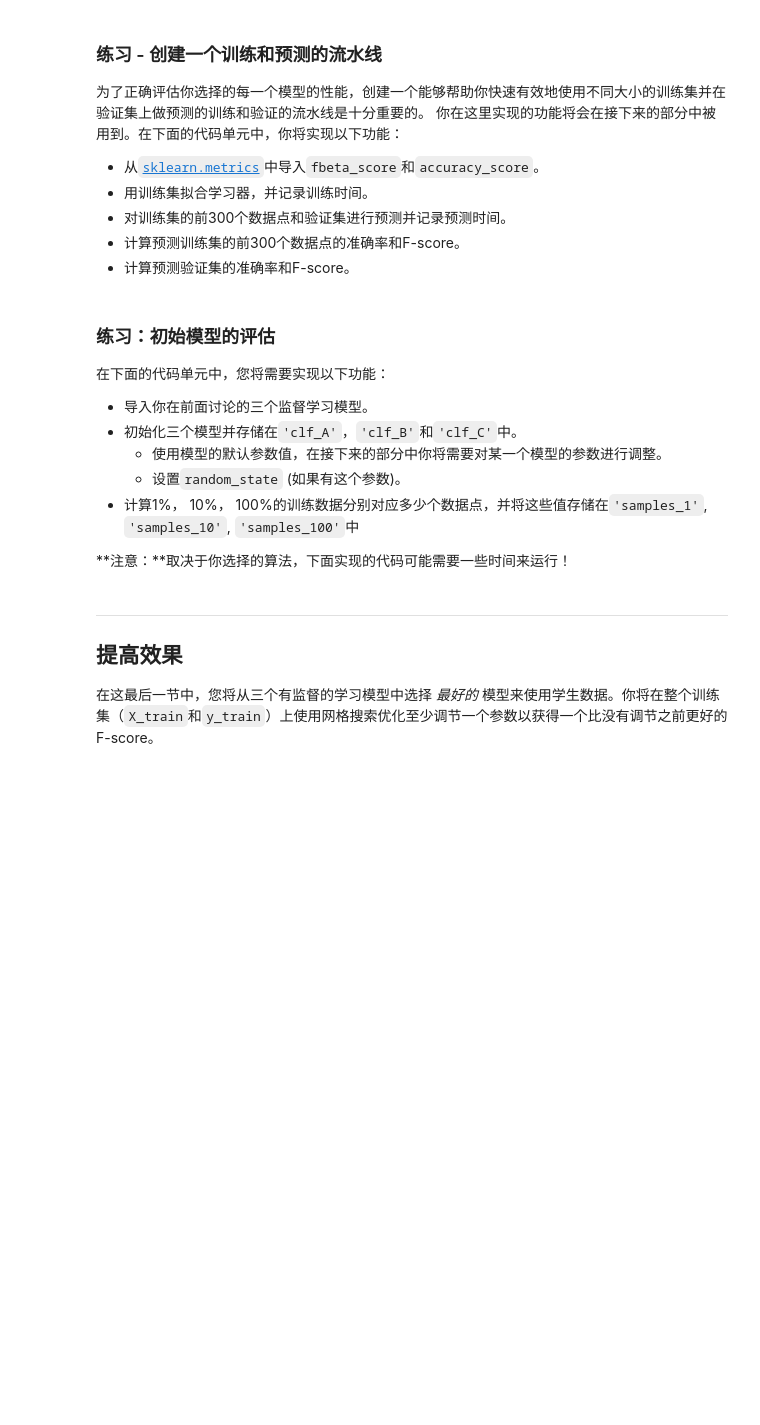
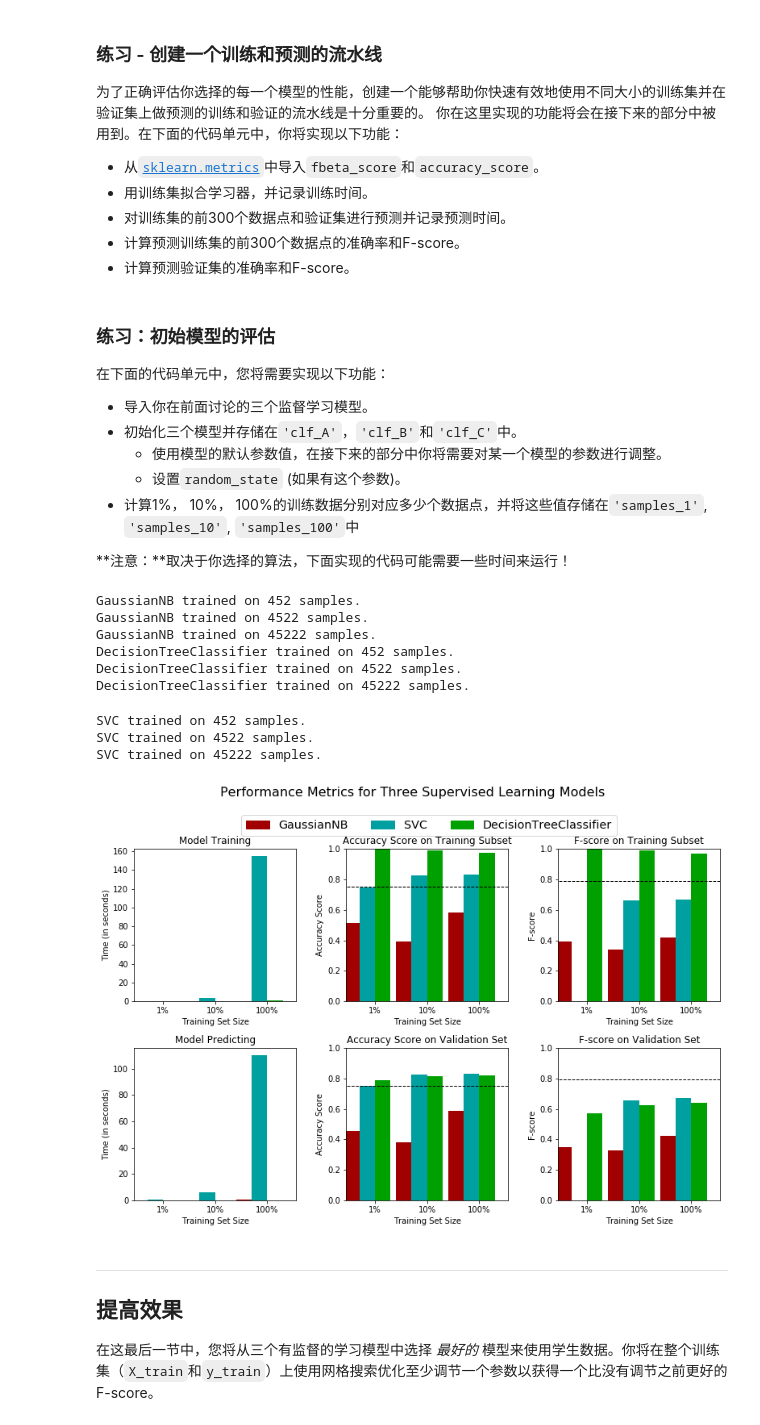
Before and after one commit to luqifeng/finding_donors, a Jupyter notebook: finding_donors.ipynb, the cells around one changed output. Saved outputs shown, nothing was run; the diff lists cells and outputs as text; code cells hidden in the pictures; blank space fills up the shorter version.

```diff
--- a/finding_donors.ipynb
+++ b/finding_donors.ipynb
@@ -338,37 +338,39 @@ def train_predict(learner, sample_size, X_train, y_train, X_val, y_val):
     '''
 
     results = {}
+    X_train = X_train[:sample_size]
+    y_train =  y_train[:sample_size]
 
     # TODO：使用sample_size大小的训练数据来拟合学习器
     # TODO: Fit the learner to the training data using slicing with 'sample_size'
     start = time() # 获得程序开始时间
-    learner = None
+    learner = learner.fit(X_train[:sample_size],y_train)
     end = time() # 获得程序结束时间
 
     # TODO：计算训练时间
-    results['train_time'] = None
+    results['train_time'] = end - start
 
     # TODO: 得到在验证集上的预测值
     #       然后得到对前300个训练数据的预测结果
     start = time() # 获得程序开始时间
-    predictions_val = None
-    predictions_train = None
+    predictions_val = learner.predict(X_val)
+    predictions_train = learner.predict(X_train)
     end = time() # 获得程序结束时间
 
     # TODO：计算预测用时
-    results['pred_time'] = None
+    results['pred_time'] = end - start
 
     # TODO：计算在最前面的300个训练数据的准确率
-    results['acc_train'] = None
+    results['acc_train'] = accuracy_score(predictions_train,y_train)
 
     # TODO：计算在验证上的准确率
-    results['acc_val'] = None
+    results['acc_val'] = accuracy_score(predictions_val,y_val)
 
     # TODO：计算在最前面300个训练数据上的F-score
-    results['f_train'] = None
+    results['f_train'] = fbeta_score(y_train,predictions_train,0.5)
 
     # TODO：计算验证集上的F-score
-    results['f_val'] = None
+    results['f_val'] = fbeta_score(y_val,predictions_val,0.5)
 
     # 成功
     print "{} trained on {} samples.".format(learner.__class__.__name__, sample_size)
@@ -387,27 +389,40 @@ def train_predict(learner, sample_size, X_train, y_train, X_val, y_val):
 **注意：**取决于你选择的算法，下面实现的代码可能需要一些时间来运行！
 # %%
 # TODO：从sklearn中导入三个监督学习模型
-
+from sklearn import tree
+from sklearn.naive_bayes import GaussianNB
+from sklearn import svm
 # TODO：初始化三个模型
-clf_A = None
-clf_B = None
-clf_C = None
+clf_A = GaussianNB()
+clf_B = tree.DecisionTreeClassifier()
+clf_C = svm.SVC()
 
 # TODO：计算1%， 10%， 100%的训练数据分别对应多少点
-samples_1 = None
-samples_10 = None
-samples_100 = None
+samples_1 = int(len(income)*.01)
+samples_10 = int(len(income)*.1)
+samples_100 = len(income)
 
 # 收集学习器的结果
 results = {}
 for clf in [clf_A, clf_B, clf_C]:
     clf_name = clf.__class__.__name__
     results[clf_name] = {}
     for i, samples in enumerate([samples_1, samples_10, samples_100]):
         results[clf_name][i] = train_predict(clf, samples, X_train, y_train, X_val, y_val)
 
 # 对选择的三个模型得到的评价结果进行可视化
 vs.evaluate(results, accuracy, fscore)
+# %% [output]
+GaussianNB trained on 452 samples.
+GaussianNB trained on 4522 samples.
+GaussianNB trained on 45222 samples.
+DecisionTreeClassifier trained on 452 samples.
+DecisionTreeClassifier trained on 4522 samples.
+DecisionTreeClassifier trained on 45222 samples.
+SVC trained on 452 samples.
+SVC trained on 4522 samples.
+SVC trained on 45222 samples.
+[figure, added]
 # %% [markdown]
 ----
 ## 提高效果
```
Also changed, not shown: parts of 1 cell of this notebook.
